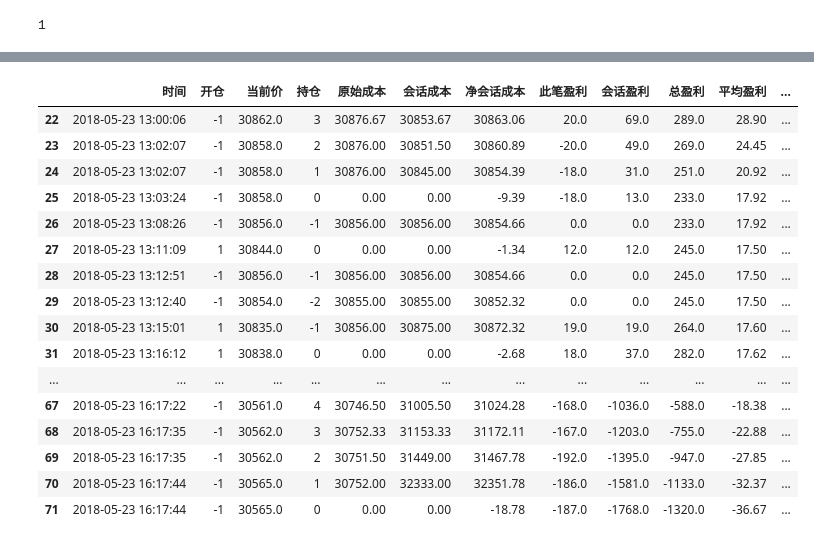
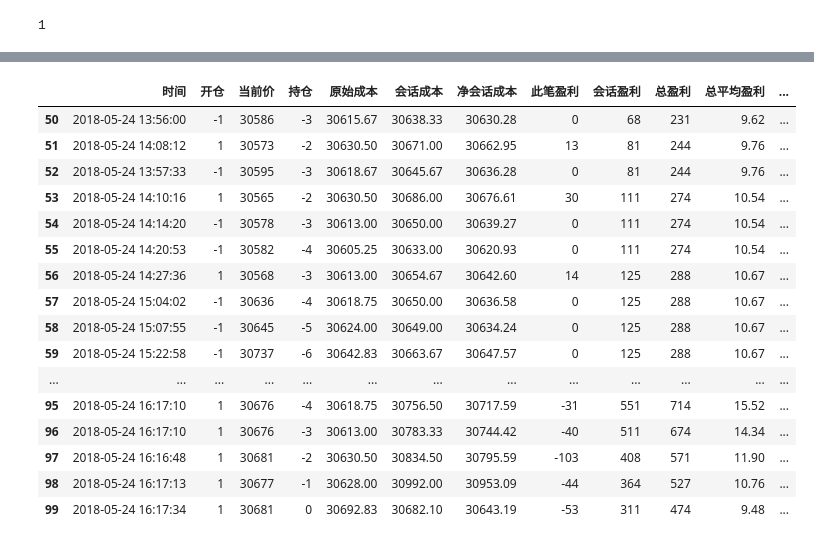
Before and after one commit to che7611/test, a Jupyter notebook: test_h.ipynb, the cells around one changed output, grey strips where cells are left out. Saved outputs shown, nothing was run; the diff lists cells and outputs as text; code cells hidden in the pictures.

```diff
--- a/test_h.ipynb
+++ b/test_h.ipynb
@@ -105,32 +123,32 @@ AttributeError: 'int' object has no attribute 'loc'
 # %%
 from jy import HS
 
 list1=tradelist
-list1['buy']=list1[list1.trade_qty>0]['trade_qty']
-list1['sell']=-list1[list1.trade_qty<0]['trade_qty']
-df1=list1[['buy','sell','trade_price','trade_time']]
+#list1['buy']=list1[list1.trade_qty>0]['trade_qty']
+#list1['sell']=-list1[list1.trade_qty<0]['trade_qty']
+df1=list1[['trade_qty','trade_price','trade_time']]
 df2=df1.fillna(0)
-df2.columns=['buy','sell','price','time']
+df2.columns=['sb','price','time']
 h=HS()
 df2=h.ray(df2)
 
 #df2[df2.序号==df2.序号.max()]
 df2.tail(50)
 # %% [output]
-|  | 时间 | 开仓 | 当前价 | 持仓 | 原始成本 | 会话成本 | 净会话成本 | 此笔盈利 | 会话盈利 | 总盈利 | 平均盈利 | ... |
-| 22 | 2018-05-23 13:00:06 | -1 | 30862.0 | 3 | 30876.67 | 30853.67 | 30863.06 | 20.0 | 69.0 | 289.0 | 28.90 | ... |
-| 23 | 2018-05-23 13:02:07 | -1 | 30858.0 | 2 | 30876.00 | 30851.50 | 30860.89 | -20.0 | 49.0 | 269.0 | 24.45 | ... |
-| 24 | 2018-05-23 13:02:07 | -1 | 30858.0 | 1 | 30876.00 | 30845.00 | 30854.39 | -18.0 | 31.0 | 251.0 | 20.92 | ... |
-| 25 | 2018-05-23 13:03:24 | -1 | 30858.0 | 0 | 0.00 | 0.00 | -9.39 | -18.0 | 13.0 | 233.0 | 17.92 | ... |
-| 26 | 2018-05-23 13:08:26 | -1 | 30856.0 | -1 | 30856.00 | 30856.00 | 30854.66 | 0.0 | 0.0 | 233.0 | 17.92 | ... |
-| 27 | 2018-05-23 13:11:09 | 1 | 30844.0 | 0 | 0.00 | 0.00 | -1.34 | 12.0 | 12.0 | 245.0 | 17.50 | ... |
-| 28 | 2018-05-23 13:12:51 | -1 | 30856.0 | -1 | 30856.00 | 30856.00 | 30854.66 | 0.0 | 0.0 | 245.0 | 17.50 | ... |
-| 29 | 2018-05-23 13:12:40 | -1 | 30854.0 | -2 | 30855.00 | 30855.00 | 30852.32 | 0.0 | 0.0 | 245.0 | 17.50 | ... |
-| 30 | 2018-05-23 13:15:01 | 1 | 30835.0 | -1 | 30856.00 | 30875.00 | 30872.32 | 19.0 | 19.0 | 264.0 | 17.60 | ... |
-| 31 | 2018-05-23 13:16:12 | 1 | 30838.0 | 0 | 0.00 | 0.00 | -2.68 | 18.0 | 37.0 | 282.0 | 17.62 | ... |
+|  | 时间 | 开仓 | 当前价 | 持仓 | 原始成本 | 会话成本 | 净会话成本 | 此笔盈利 | 会话盈利 | 总盈利 | 总平均盈利 | ... |
+| 50 | 2018-05-24 13:56:00 | -1 | 30586 | -3 | 30615.67 | 30638.33 | 30630.28 | 0 | 68 | 231 | 9.62 | ... |
+| 51 | 2018-05-24 14:08:12 | 1 | 30573 | -2 | 30630.50 | 30671.00 | 30662.95 | 13 | 81 | 244 | 9.76 | ... |
+| 52 | 2018-05-24 13:57:33 | -1 | 30595 | -3 | 30618.67 | 30645.67 | 30636.28 | 0 | 81 | 244 | 9.76 | ... |
+| 53 | 2018-05-24 14:10:16 | 1 | 30565 | -2 | 30630.50 | 30686.00 | 30676.61 | 30 | 111 | 274 | 10.54 | ... |
+| 54 | 2018-05-24 14:14:20 | -1 | 30578 | -3 | 30613.00 | 30650.00 | 30639.27 | 0 | 111 | 274 | 10.54 | ... |
+| 55 | 2018-05-24 14:20:53 | -1 | 30582 | -4 | 30605.25 | 30633.00 | 30620.93 | 0 | 111 | 274 | 10.54 | ... |
+| 56 | 2018-05-24 14:27:36 | 1 | 30568 | -3 | 30613.00 | 30654.67 | 30642.60 | 14 | 125 | 288 | 10.67 | ... |
+| 57 | 2018-05-24 15:04:02 | -1 | 30636 | -4 | 30618.75 | 30650.00 | 30636.58 | 0 | 125 | 288 | 10.67 | ... |
+| 58 | 2018-05-24 15:07:55 | -1 | 30645 | -5 | 30624.00 | 30649.00 | 30634.24 | 0 | 125 | 288 | 10.67 | ... |
+| 59 | 2018-05-24 15:22:58 | -1 | 30737 | -6 | 30642.83 | 30663.67 | 30647.57 | 0 | 125 | 288 | 10.67 | ... |
 | ... | ... | ... | ... | ... | ... | ... | ... | ... | ... | ... | ... | ... |
-| 67 | 2018-05-23 16:17:22 | -1 | 30561.0 | 4 | 30746.50 | 31005.50 | 31024.28 | -168.0 | -1036.0 | -588.0 | -18.38 | ... |
-| 68 | 2018-05-23 16:17:35 | -1 | 30562.0 | 3 | 30752.33 | 31153.33 | 31172.11 | -167.0 | -1203.0 | -755.0 | -22.88 | ... |
-| 69 | 2018-05-23 16:17:35 | -1 | 30562.0 | 2 | 30751.50 | 31449.00 | 31467.78 | -192.0 | -1395.0 | -947.0 | -27.85 | ... |
-| 70 | 2018-05-23 16:17:44 | -1 | 30565.0 | 1 | 30752.00 | 32333.00 | 32351.78 | -186.0 | -1581.0 | -1133.0 | -32.37 | ... |
-| 71 | 2018-05-23 16:17:44 | -1 | 30565.0 | 0 | 0.00 | 0.00 | -18.78 | -187.0 | -1768.0 | -1320.0 | -36.67 | ... |
+| 95 | 2018-05-24 16:17:10 | 1 | 30676 | -4 | 30618.75 | 30756.50 | 30717.59 | -31 | 551 | 714 | 15.52 | ... |
+| 96 | 2018-05-24 16:17:10 | 1 | 30676 | -3 | 30613.00 | 30783.33 | 30744.42 | -40 | 511 | 674 | 14.34 | ... |
+| 97 | 2018-05-24 16:16:48 | 1 | 30681 | -2 | 30630.50 | 30834.50 | 30795.59 | -103 | 408 | 571 | 11.90 | ... |
+| 98 | 2018-05-24 16:17:13 | 1 | 30677 | -1 | 30628.00 | 30992.00 | 30953.09 | -44 | 364 | 527 | 10.76 | ... |
+| 99 | 2018-05-24 16:17:34 | 1 | 30681 | 0 | 30692.83 | 30682.10 | 30643.19 | -53 | 311 | 474 | 9.48 | ... |
```
Also changed, not shown: parts of 5 cells of this notebook, 3 other files.
